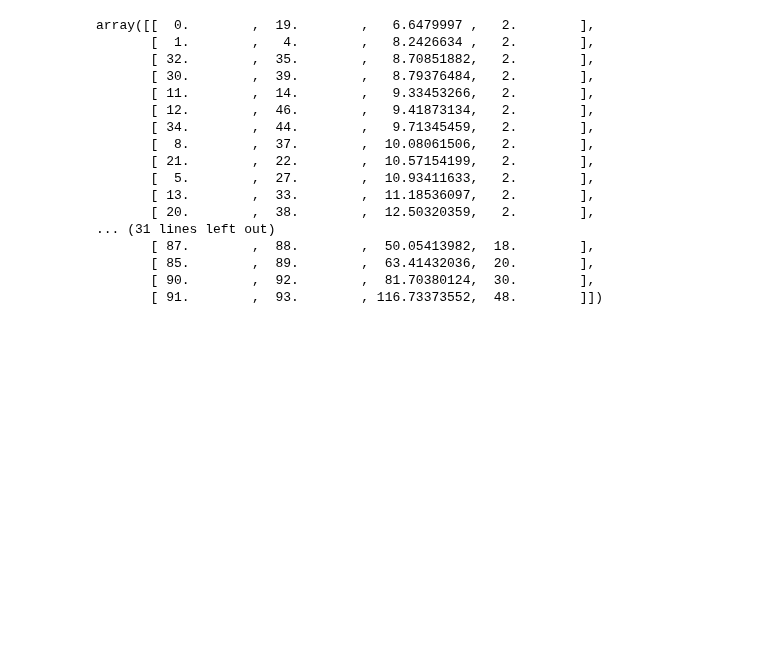
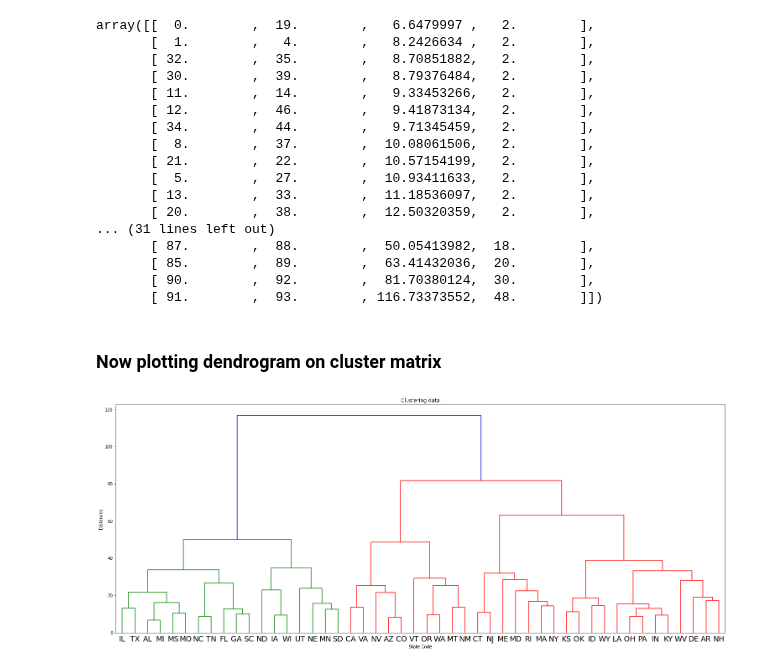
Before and after one commit to abidshafee/google.colaboratory_project, a Jupyter notebook: DataScience_Foundation.ipynb, the cells around one changed output. Saved outputs shown, nothing was run; the diff lists cells and outputs as text; code cells hidden in the pictures; blank space fills up the shorter version.

```diff
--- a/DataScience_Foundation.ipynb
+++ b/DataScience_Foundation.ipynb
@@ -238,3 +238,19 @@ array([[  0.        ,  19.        ,   6.6479997 ,   2.        ],
        [ 85.        ,  89.        ,  63.41432036,  20.        ],
        [ 90.        ,  92.        ,  81.70380124,  30.        ],
        [ 91.        ,  93.        , 116.73373552,  48.        ]])
+# %% [markdown]
+### Now plotting dendrogram on cluster matrix
+# %%
+plt.figure(figsize=(26, 10))
+plt.title('Clustering data')
+plt.xlabel('State Code')
+plt.ylabel('Distances')
+dendrogram(
+    linkage_matrix,
+    labels = data_inc.index,
+    leaf_rotation = 0.,
+    leaf_font_size = 18.,
+)
+plt.show()
+# %% [output]
+[figure, added]
```
Also changed, not shown: parts of 1 cell of this notebook.
